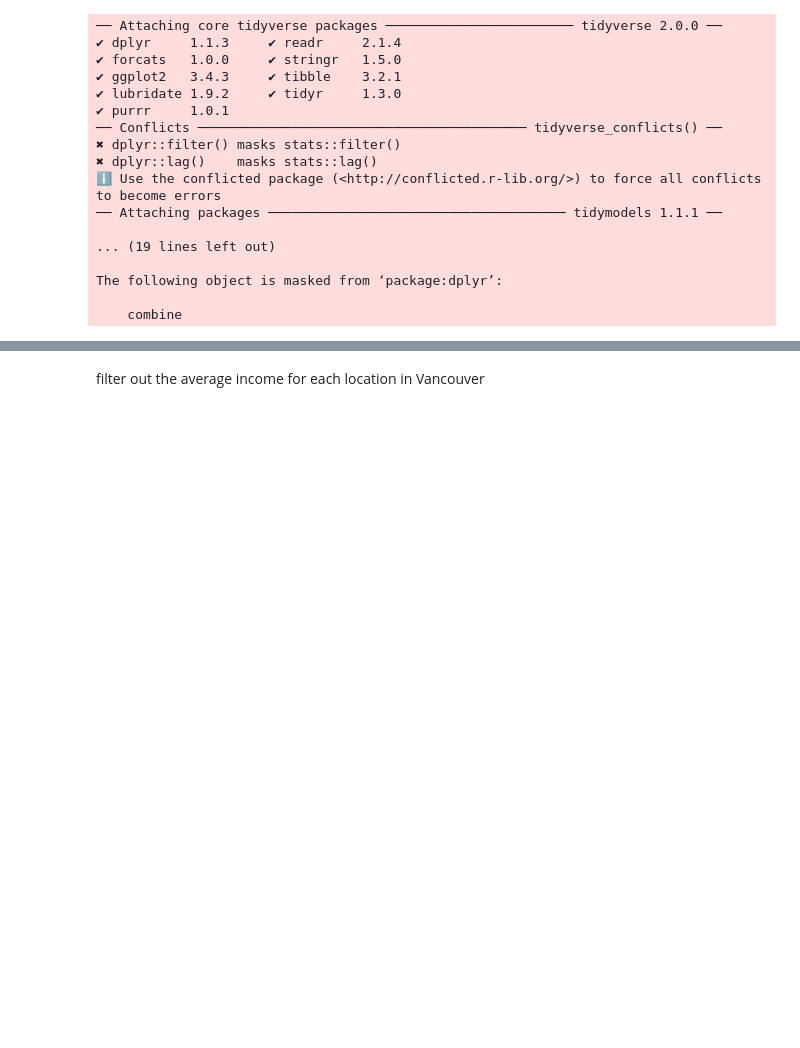
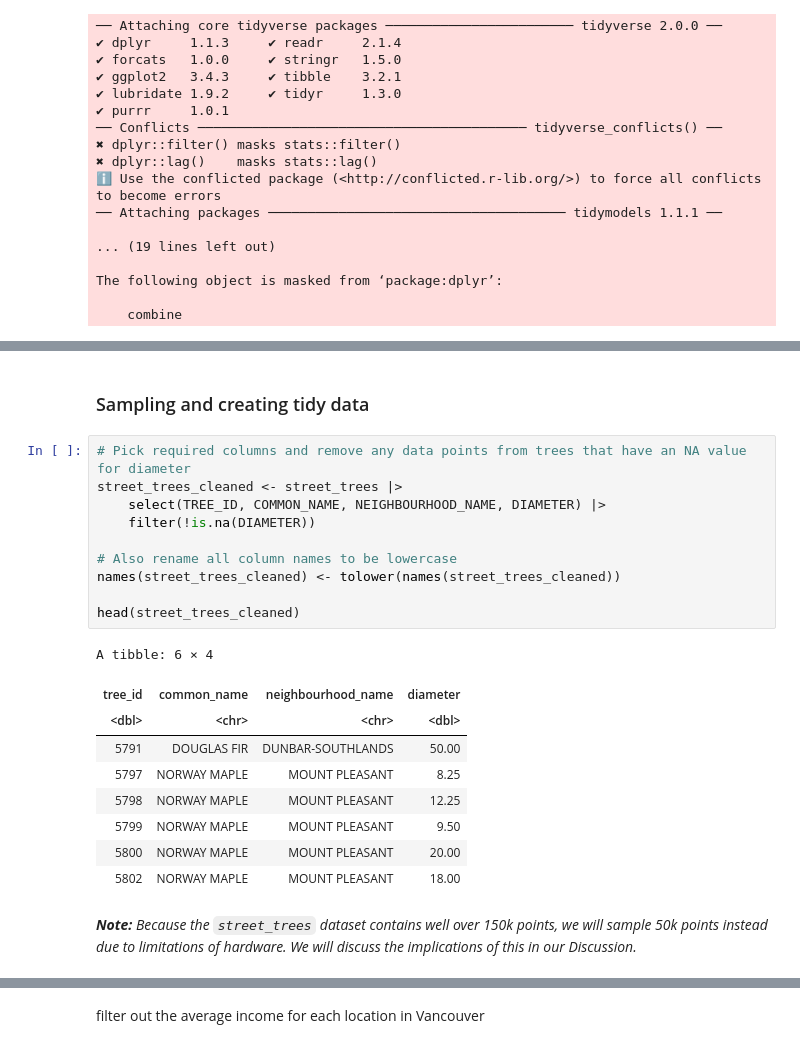
Before and after one commit to eshuaiii/stat-201-2023w1-group-50, a Jupyter notebook: 50_project_proposal.ipynb, the cells around one changed output, grey strips where cells are left out. Cells and saved outputs as stored; diff of their text form; blank space fills up the shorter version.

```diff
--- a/50_project_proposal.ipynb
+++ b/50_project_proposal.ipynb
@@ -67,0 +110,24 @@ table1.1
+# %% [markdown]
+### Sampling and creating tidy data
+# %%
+# Pick required columns and remove any data points from trees that have an NA value for diameter
+street_trees_cleaned <- street_trees |>
+    select(TREE_ID, COMMON_NAME, NEIGHBOURHOOD_NAME, DIAMETER) |>
+    filter(!is.na(DIAMETER))
+
+# Also rename all column names to be lowercase
+names(street_trees_cleaned) <- tolower(names(street_trees_cleaned))
+
+head(street_trees_cleaned)
+# %% [output]
+A tibble: 6 × 4
+| tree_id | common_name | neighbourhood_name | diameter |
+| <dbl> | <chr> | <chr> | <dbl> |
+| 5791 | DOUGLAS FIR | DUNBAR-SOUTHLANDS | 50.00 |
+| 5797 | NORWAY MAPLE | MOUNT PLEASANT | 8.25 |
+| 5798 | NORWAY MAPLE | MOUNT PLEASANT | 12.25 |
+| 5799 | NORWAY MAPLE | MOUNT PLEASANT | 9.50 |
+| 5800 | NORWAY MAPLE | MOUNT PLEASANT | 20.00 |
+| 5802 | NORWAY MAPLE | MOUNT PLEASANT | 18.00 |
+# %% [markdown]
+***Note:** Because the `street_trees` dataset contains well over 150k points, we will sample 50k points instead due to limitations of hardware. We will discuss the implications of this in our Discussion.*
```
Also changed, not shown: parts of 16 cells of this notebook.
